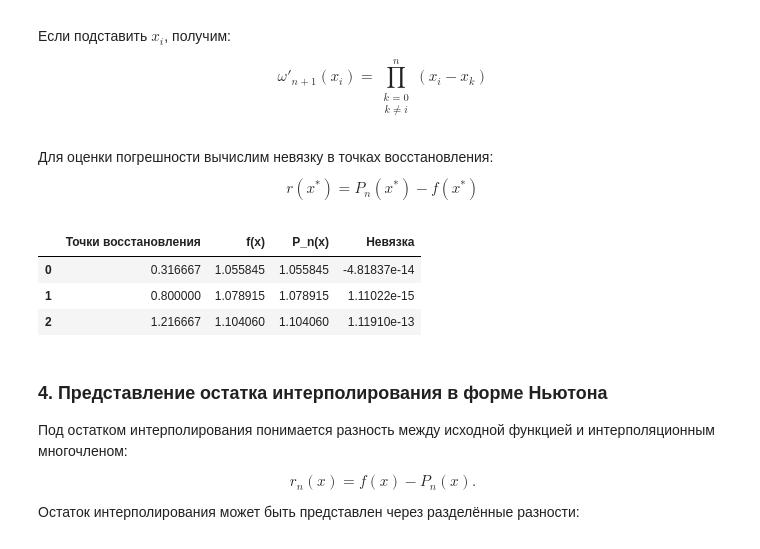
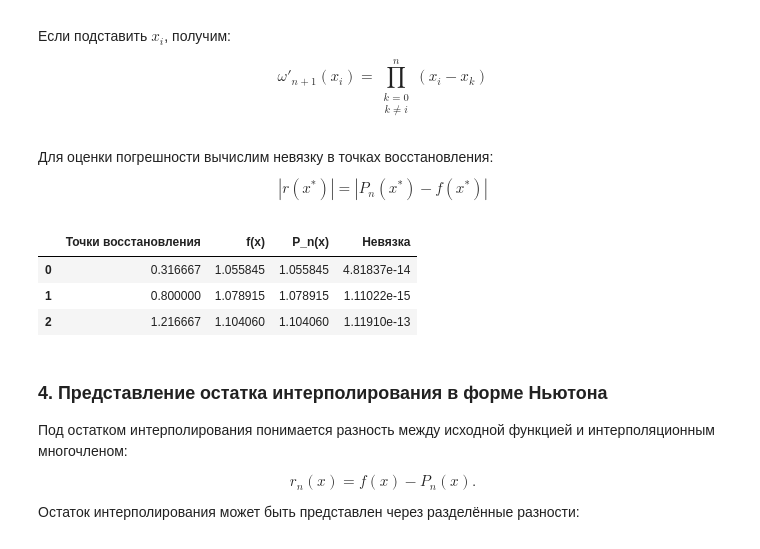
Before and after one commit to SupremeIntelligence/numerical-methods, a Jupyter notebook: Lab2/lab2.ipynb, the cells around one changed output. Saved outputs shown, nothing was run; the diff lists cells and outputs as text; code cells hidden in the pictures.

```diff
--- a/Lab2/lab2.ipynb
+++ b/Lab2/lab2.ipynb
@@ -218,21 +219,21 @@ def lagrange_polynomial(x: float, X: list[float], F_x: list[float]) -> float:
     return total
 # %% [markdown]
 Для оценки погрешности вычислим невязку в точках восстановления:
-$$r(x^*) = P_{n}(x^*) - f (x^*)$$
+$$\left|r(x^*)\right| = \left|P_{n}(x^*) - f (x^*)\right|$$
 # %%
-residuals = [lagrange_polynomial(x, X, F_x) - f(x) for x in recovery_x]
+residuals = [abs(lagrange_polynomial(x, X, F_x) - f(x)) for x in recovery_x]
 
 df = pd.DataFrame({
     "Точки восстановления": recovery_x,
     "f(x)": [f(x) for x in recovery_x],
     "P_n(x)": [lagrange_polynomial(x, X, F_x) for x in recovery_x],
     "Невязка": residuals
 })
 df = df.style.format({"Невязка": "{:.5e}"})
 df
 # %% [output]
 |  | Точки восстановления | f(x) | P_n(x) | Невязка |
-| 0 | 0.316667 | 1.055845 | 1.055845 | -4.81837e-14 |
+| 0 | 0.316667 | 1.055845 | 1.055845 | 4.81837e-14 |
 | 1 | 0.800000 | 1.078915 | 1.078915 | 1.11022e-15 |
 | 2 | 1.216667 | 1.104060 | 1.104060 | 1.11910e-13 |
 # %% [markdown]
```
Also changed, not shown: parts of 9 cells of this notebook.
